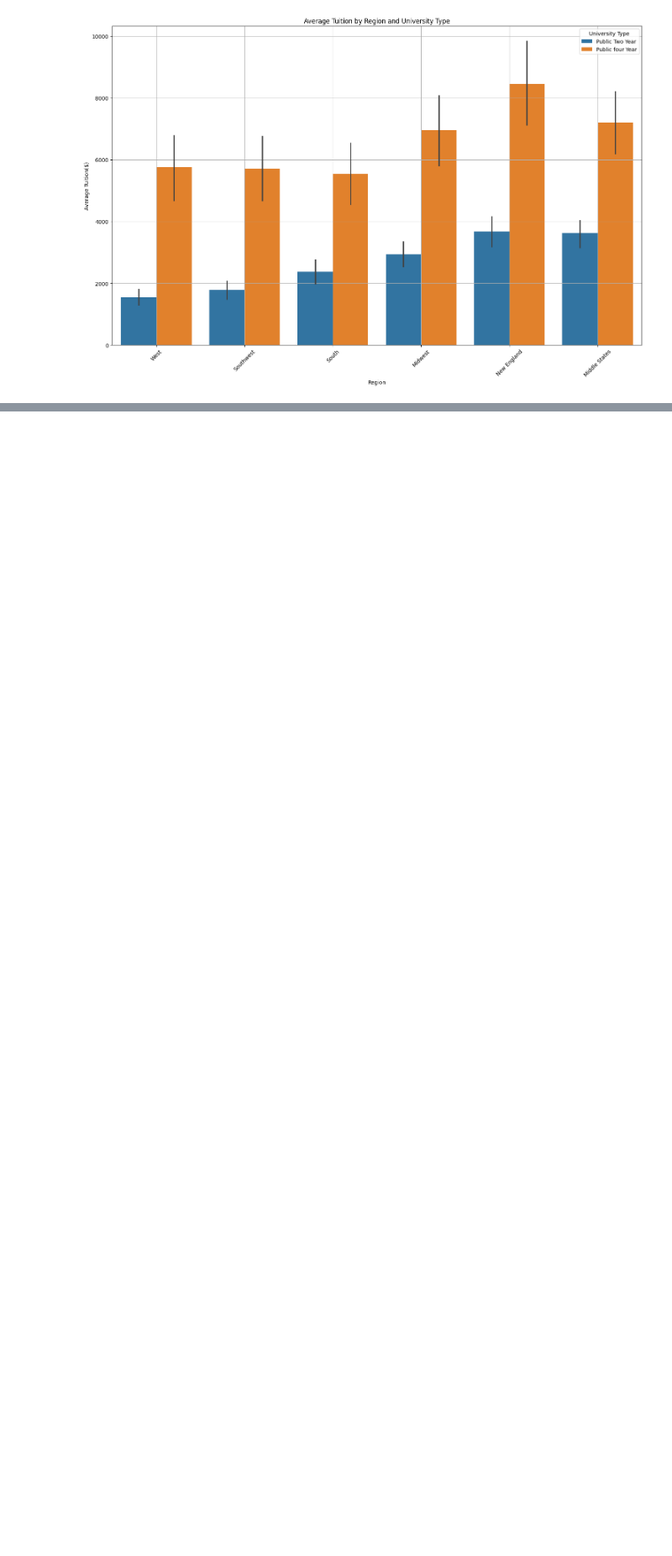
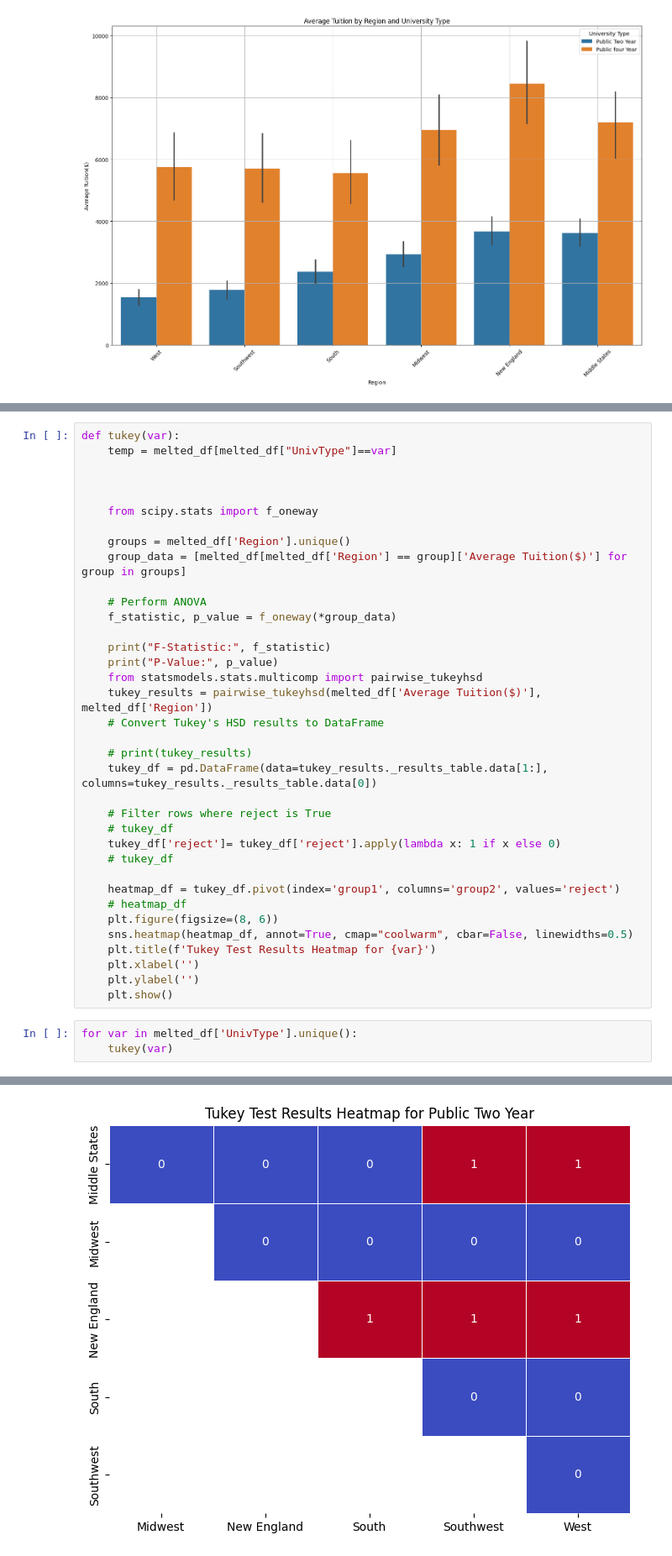
Before and after one commit to hypnos-coder/data-derby, a Jupyter notebook: src/novice/two/two.ipynb, the cells around one changed output, grey strips where cells are left out. Shown: that part at 84% size. Drawn from its saved outputs; the diff is of its cells as text; blank space fills up the shorter version.

```diff
--- a/src/novice/two/two.ipynb
+++ b/src/novice/two/two.ipynb
@@ -175,0 +185,40 @@ for univ in df['UnivType'].unique():
+# %%
+def tukey(var):
+    temp = melted_df[melted_df["UnivType"]==var]
+
+
+
+    from scipy.stats import f_oneway
+
+    groups = melted_df['Region'].unique()
+    group_data = [melted_df[melted_df['Region'] == group]['Average Tuition($)'] for group in groups]
+
+    # Perform ANOVA
+    f_statistic, p_value = f_oneway(*group_data)
+
+    print("F-Statistic:", f_statistic)
+    print("P-Value:", p_value)
+    from statsmodels.stats.multicomp import pairwise_tukeyhsd
+    tukey_results = pairwise_tukeyhsd(melted_df['Average Tuition($)'], melted_df['Region'])
+    # Convert Tukey's HSD results to DataFrame
+
+    # print(tukey_results)
+    tukey_df = pd.DataFrame(data=tukey_results._results_table.data[1:], columns=tukey_results._results_table.data[0])
+
+    # Filter rows where reject is True
+    # tukey_df
+    tukey_df['reject']= tukey_df['reject'].apply(lambda x: 1 if x else 0)
+    # tukey_df
+
+    heatmap_df = tukey_df.pivot(index='group1', columns='group2', values='reject')
+    # heatmap_df
+    plt.figure(figsize=(8, 6))
+    sns.heatmap(heatmap_df, annot=True, cmap="coolwarm", cbar=False, linewidths=0.5)
+    plt.title(f'Tukey Test Results Heatmap for {var}')
+    plt.xlabel('')
+    plt.ylabel('')
+    plt.show()
+# %%
+for var in melted_df['UnivType'].unique():
+    tukey(var)
+# %% [output]
@@ -175,0 +227 @@ for univ in df['UnivType'].unique():
+[figure, added]
```
Also changed, not shown: parts of 3 cells of this notebook, 12 other files.
